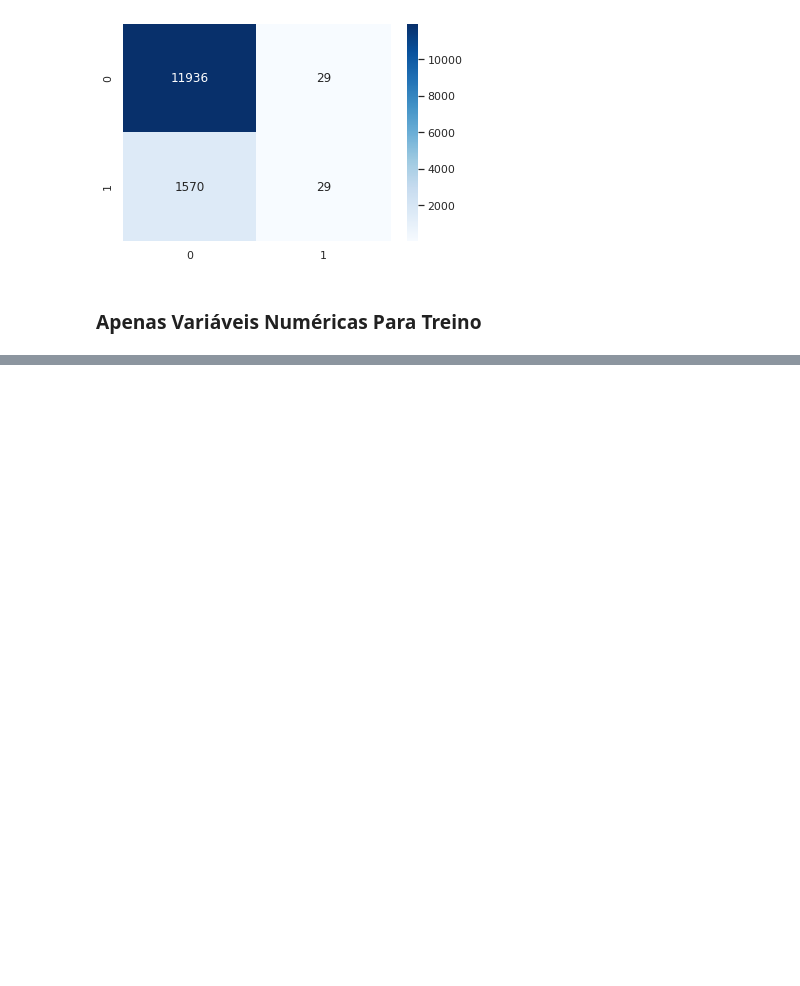
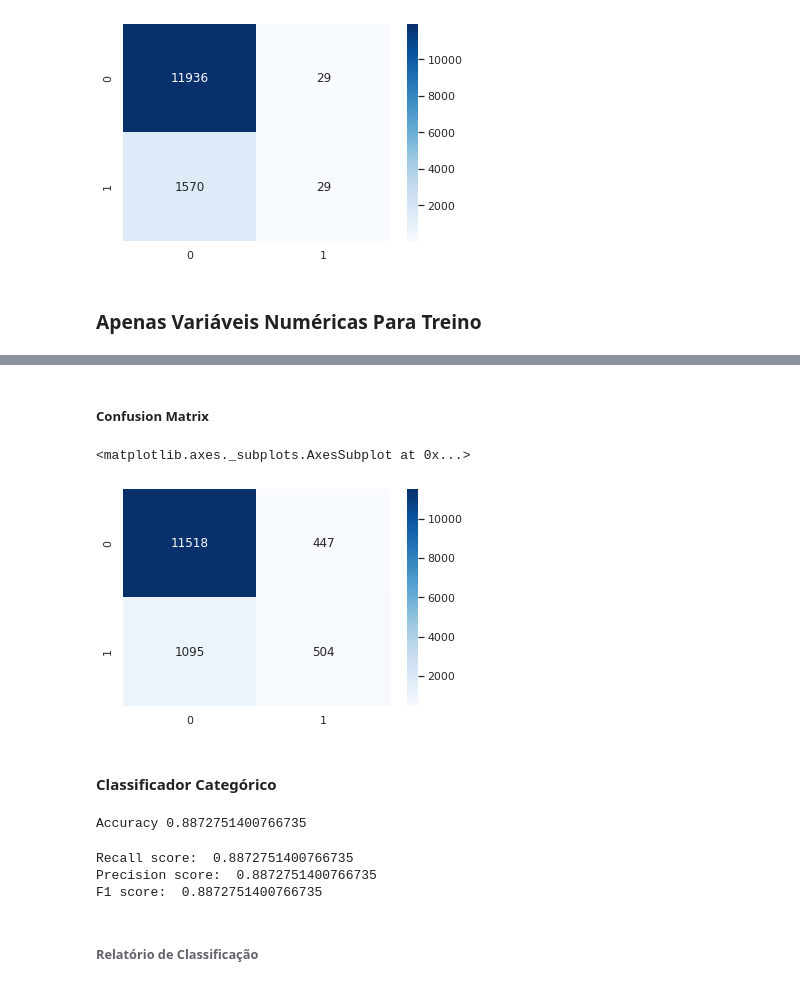
Before and after one commit to aasb2/Classificador-de-Bayes-Ingenuo, a Jupyter notebook: PROJETO/NaiveBayes.ipynb, the cells around one changed output, grey strips where cells are left out. Cells and saved outputs as stored; diff of their text form; code cells hidden in the pictures; blank space fills up the shorter version.

```diff
--- a/PROJETO/NaiveBayes.ipynb
+++ b/PROJETO/NaiveBayes.ipynb
@@ -534,6 +535,8 @@ sns.heatmap(df_cm_cnb,annot = True,cmap='Blues', fmt='g')
 # %%
-labels = ['age', 'balance', 	'day', 	'duration', 	'campaign', 	'pdays', 	'previous']
-x = {}
-
+labels = ['age', 	'day', 	'duration', 	'campaign', 	'previous']
+x = pd.DataFrame()
 for i in labels:
   x[i] = df[i];
+y = le.fit_transform(df['y'].values)
+
+print(x.shape)
@@ -543,0 +545,2 @@ for i in labels:
+# %%
+x_train, x_test, y_train, y_test = train_test_split( x, y, test_size=0.3, random_state=5)
@@ -543,0 +549,5 @@ for i in labels:
+# %%
+gnb = GaussianNB()
+gnb.fit(x_train,y_train)
+y_pred_gnb = gnb.predict(x_test)
+print("Accuracy", accuracy_score(y_test,y_pred_gnb))
@@ -543,0 +577,27 @@ for i in labels:
+# %% [markdown]
+##### Confusion Matrix
+# %%
+df_cm_gnb = pd.DataFrame(confusion_matrix(y_test,y_pred_gnb),range(2),range(2))
+sns.heatmap(df_cm_gnb,annot = True,cmap='Blues', fmt='g')
+# %% [output]
+<matplotlib.axes._subplots.AxesSubplot at 0x...>
+[figure, added]
+# %% [markdown]
+#### Classificador Categórico
+# %%
+cnb = CategoricalNB()
+cnb.fit(x_train,y_train)
+y_pred_cnb = cnb.predict(x_test)
+print("Accuracy",accuracy_score(y_test,y_pred_cnb))
+# %% [output]
+Accuracy 0.8872751400766735
+# %%
+print("Recall score: ", recall_score(y_test,y_pred_cnb,average = 'micro'))
+print("Precision score: ", precision_score(y_test,y_pred_cnb,average = 'micro'))
+print("F1 score: ", f1_score(y_test,y_pred_cnb,average = 'micro'))
+# %% [output]
+Recall score:  0.8872751400766735
+Precision score:  0.8872751400766735
+F1 score:  0.8872751400766735
+# %% [markdown]
+###### Relatório de Classificação
```
Also changed, not shown: parts of 14 cells of this notebook.
